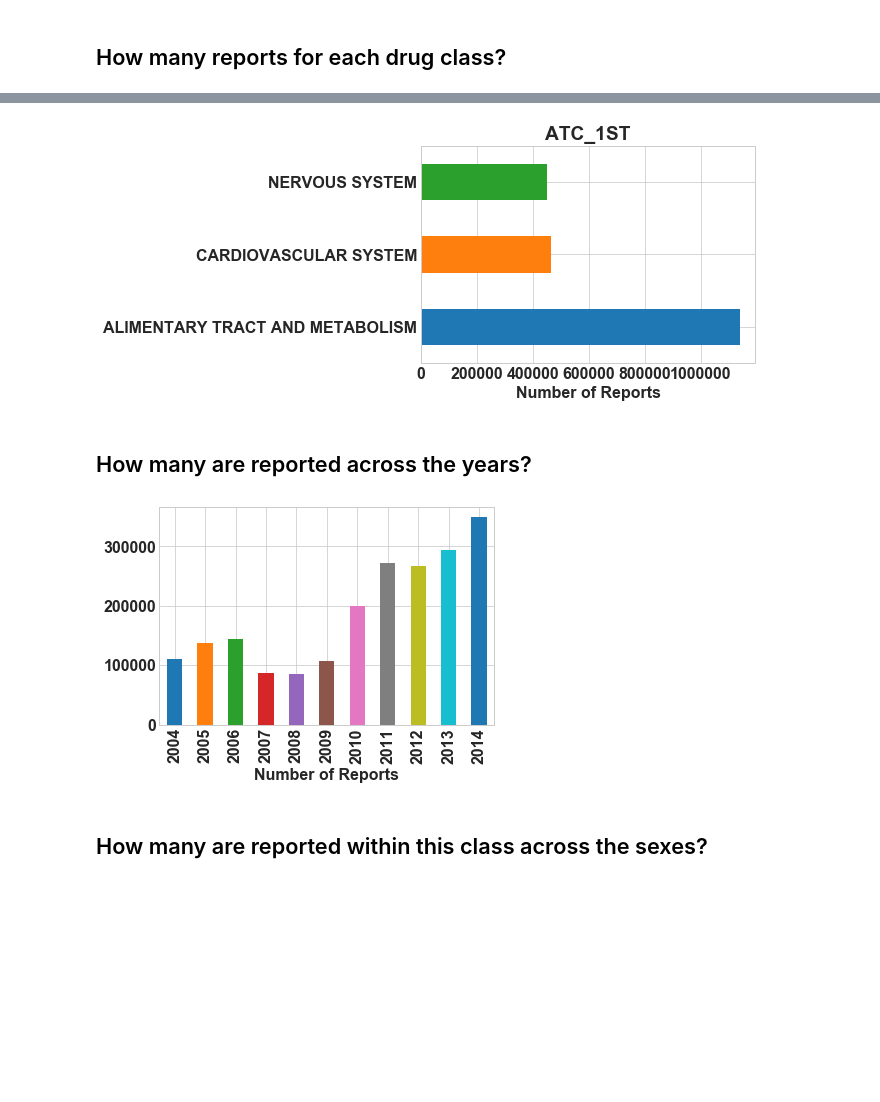
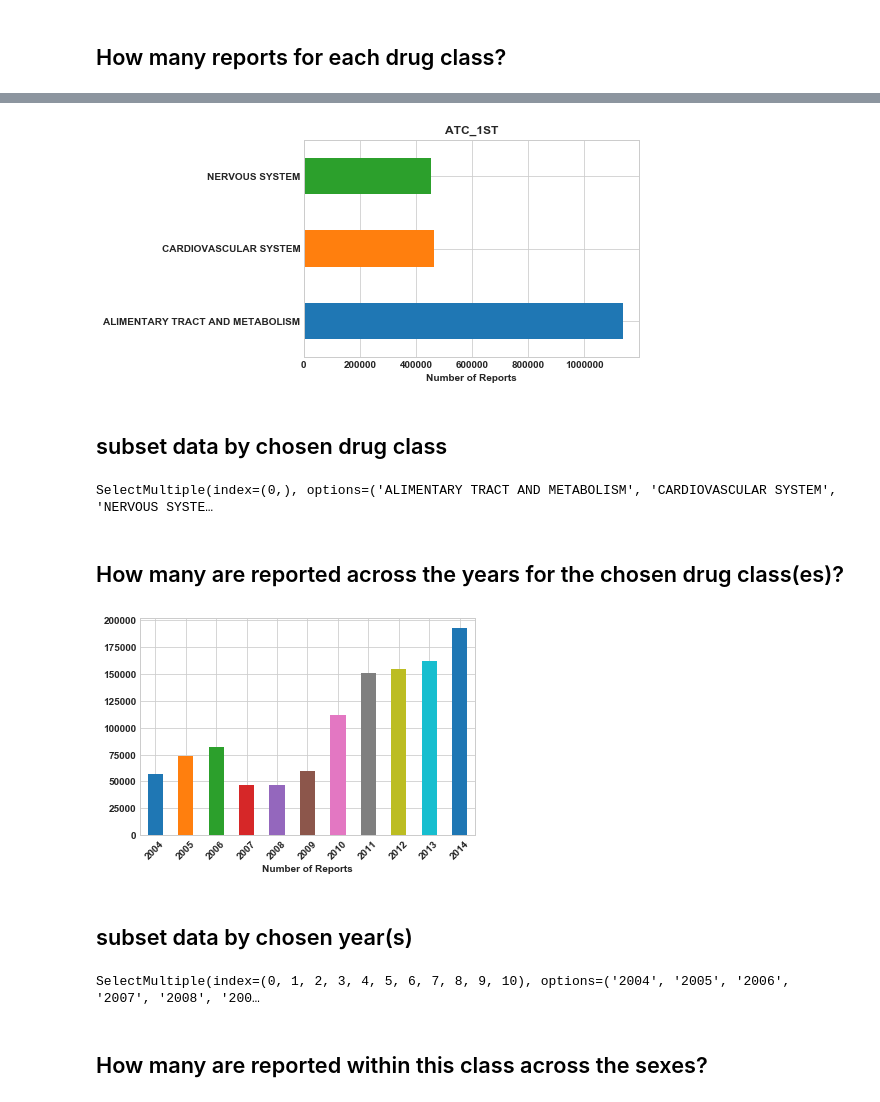
Before and after one commit to NCBI-Hackathons/SafeDrugs, a Jupyter notebook: sandbox/feature_drugs.ipynb, the cells around one changed output, grey strips where cells are left out. Drawn from its saved outputs; the diff is of its cells as text; code cells hidden in the pictures; blank space fills up the shorter version.

```diff
--- a/sandbox/feature_drugs.ipynb
+++ b/sandbox/feature_drugs.ipynb
@@ -20,2 +27,2 @@ Dropdown(layout=Layout(display='flex', width='30%'), options=('atc_1st', 'atc_2n
 # %%
-series = freqXbyY(data,d.label,d.label)
+series = freqXbyY(data,d.label,d.label).sort_values(ascending=False)
@@ -21,0 +31,6 @@ series = freqXbyY(data,d.label,d.label)
+# %%
+m = len(series.index)
+if len(series.index)>15:
+    m = 15
+o = w.IntSlider(min=1,max=m,step=1,value=10)
+o
@@ -22,7 +39,16 @@ series = freqXbyY(data,d.label,d.label)
 # %%
-p = plot(series,kind='barh')
+inds = arange(0,o.value,1)
+sub_series = series.iloc[inds]
+p = plot(series.iloc[inds],kind='barh')
 q = p.set_title(p.get_ylabel().upper(),rotation=0,weight='bold')
 q = p.set_ylabel("")
 q = p.set_xlabel("Number of Reports",weight="bold")
 # %% [output]
-[figure, old version]
+[figure, new version]
+# %% [markdown]
+## subset data by chosen drug class
+# %%
+mds = w.SelectMultiple(options = series.index,value=[series.index[0]])
+mds
+# %% [output]
+SelectMultiple(index=(0,), options=('ALIMENTARY TRACT AND METABOLISM', 'CARDIOVASCULAR SYSTEM', 'NERVOUS SYSTE…
@@ -29,3 +57,3 @@ q = p.set_xlabel("Number of Reports",weight="bold")
 # %% [markdown]
-## How many are reported across the years?
+## How many are reported across the years for the chosen drug class(es)?
 # %%
@@ -33,10 +61,18 @@ series2 = freqXbyY(data,'report_year',d.label)
 # %%
 p = plot(series2,kind='bar')
-q = p.set_title(p.get_ylabel().upper(),rotation=0,weight='bold')
 q = p.set_ylabel(p.get_ylabel(),rotation=0)
 q = p.set_xlabel("Number of Reports",weight="bold")
+q = p.set_xticklabels(p.get_xticklabels(),rotation=45)
 # %% [output]
-[figure, old version]
+[figure, new version]
+# %% [markdown]
+## subset data by chosen year(s)
+# %%
+labels = series2.index
+mds = w.SelectMultiple(options = labels ,value = tuple(labels))
+mds
+# %% [output]
+SelectMultiple(index=(0, 1, 2, 3, 4, 5, 6, 7, 8, 9, 10), options=('2004', '2005', '2006', '2007', '2008', '200…
 # %% [markdown]
 ## How many are reported within this class across the sexes?
 # %%
```
Also changed, not shown: parts of 11 cells of this notebook, 2 other files.
